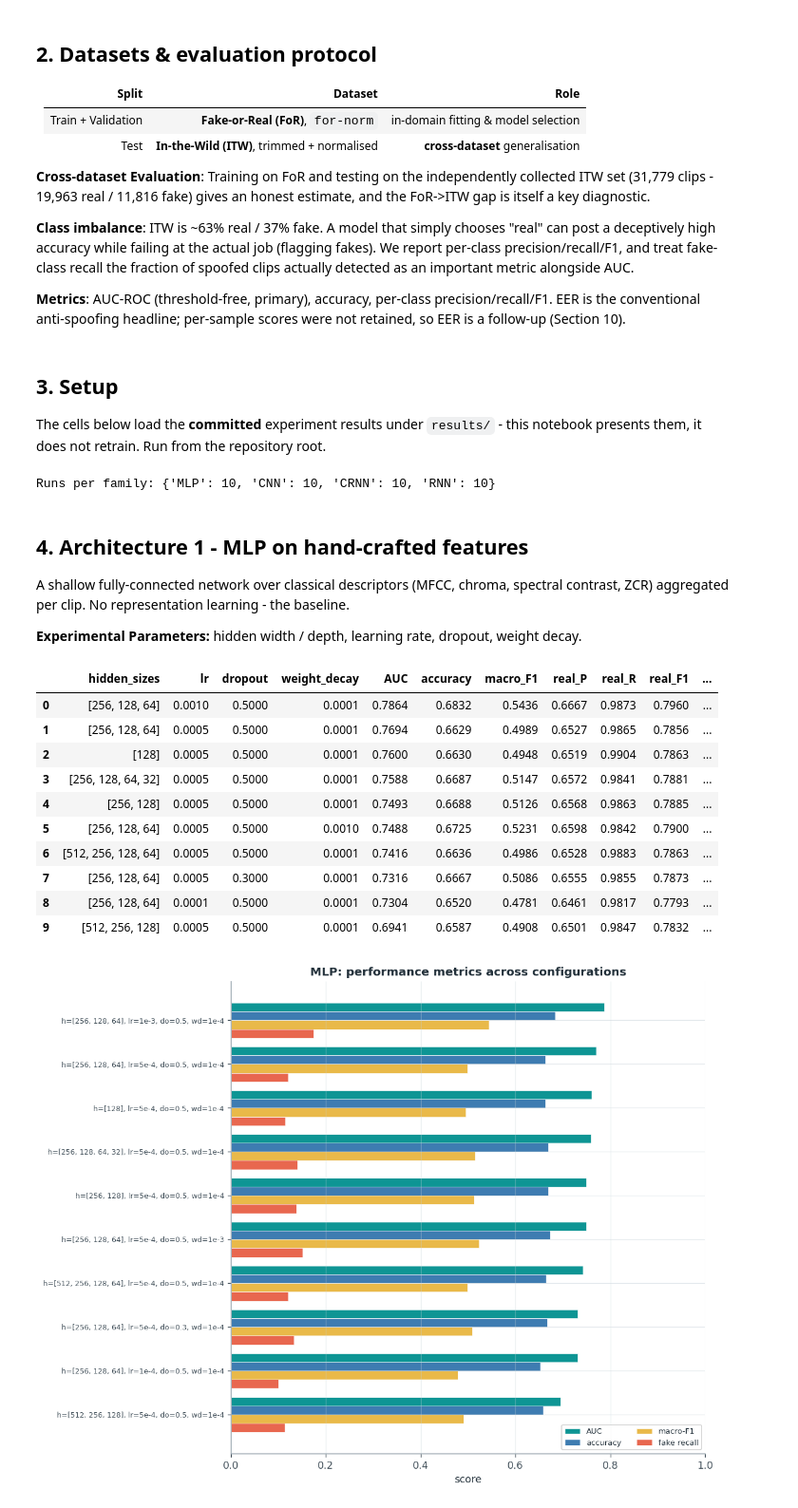
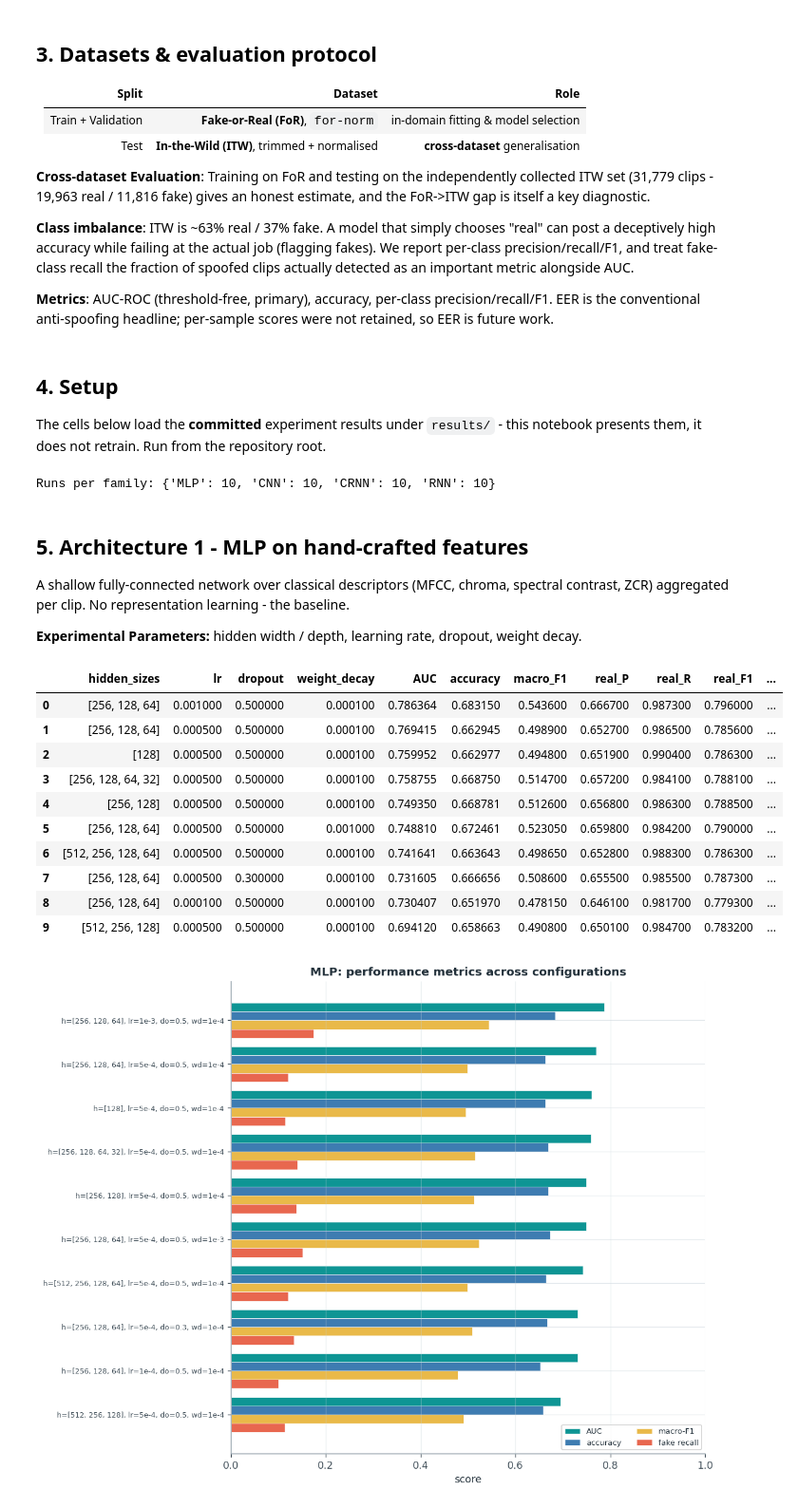
Before and after one commit to KonstaninosKaimakis/audio-deepfake-detection-DL, a Jupyter notebook: report.ipynb, the cells around one changed output. Shown at 95% size. Drawn from its saved outputs; the diff is of its cells as text; code cells hidden in the pictures.

```diff
--- a/report.ipynb
+++ b/report.ipynb
@@ -34,5 +64,5 @@ Families 1-3 get focused **one-axis ablations** (capacity, learning rate, regula
 # %% [markdown]
-## 2. Datasets & evaluation protocol
+## 3. Datasets & evaluation protocol
 
 | Split | Dataset | Role |
 |-------|---------|------|
@@ -44,9 +74,9 @@ Families 1-3 get focused **one-axis ablations** (capacity, learning rate, regula
 **Class imbalance**: ITW is ~63% real / 37% fake. A model that simply chooses "real" can post a deceptively high accuracy while failing at the actual job (flagging fakes). We report
 per-class precision/recall/F1, and treat fake-class recall the fraction of spoofed clips actually detected as an important metric alongside AUC.
 
-**Metrics**: AUC-ROC (threshold-free, primary), accuracy, per-class precision/recall/F1. EER is the conventional anti-spoofing headline; per-sample scores were not retained, so EER is a follow-up (Section 10).
+**Metrics**: AUC-ROC (threshold-free, primary), accuracy, per-class precision/recall/F1. EER is the conventional anti-spoofing headline; per-sample scores were not retained, so EER is future work.
 # %% [markdown]
-## 3. Setup
+## 4. Setup
 The cells below load the **committed** experiment results under `results/` - this notebook presents them, it does not retrain. Run from the repository root.
 # %%
 import json, re
@@ -234,25 +264,31 @@ def plot_hparam_effects(fam, sub, metrics=("AUC", "accuracy", "macro_F1")):
     plt.show()
 # %% [output]
 Runs per family: {'MLP': 10, 'CNN': 10, 'CRNN': 10, 'RNN': 10}
+# %%
+def style_table(df):
+    """Apply red→green gradient to AUC, fake_R, and fake_F1 columns only (fixed scale 0.5–1.0)."""
+    cols = [c for c in ["AUC", "ITW_AUC", "ITW_fake_recall", "ITW_fake_F1", "fake_R", "fake_F1"]
+            if c in df.columns]
+    return df.style.background_gradient(subset=cols, cmap="RdYlGn", vmin=0.5, vmax=1.0)
 # %% [markdown]
-## 4. Architecture 1 - MLP on hand-crafted features
+## 5. Architecture 1 - MLP on hand-crafted features
 A shallow fully-connected network over classical descriptors (MFCC, chroma, spectral contrast, ZCR) aggregated per clip. No representation learning - the baseline.
 
 **Experimental Parameters:** hidden width / depth, learning rate, dropout, weight decay.
 # %%
-family_table("MLP", "nn_experiments/simple_nn")
+style_table(family_table("MLP", "nn_experiments/simple_nn"))
 # %% [output]
 |  | hidden_sizes | lr | dropout | weight_decay | AUC | accuracy | macro_F1 | real_P | real_R | real_F1 | ... |
-| 0 | [256, 128, 64] | 0.0010 | 0.5000 | 0.0001 | 0.7864 | 0.6832 | 0.5436 | 0.6667 | 0.9873 | 0.7960 | ... |
-| 1 | [256, 128, 64] | 0.0005 | 0.5000 | 0.0001 | 0.7694 | 0.6629 | 0.4989 | 0.6527 | 0.9865 | 0.7856 | ... |
-| 2 | [128] | 0.0005 | 0.5000 | 0.0001 | 0.7600 | 0.6630 | 0.4948 | 0.6519 | 0.9904 | 0.7863 | ... |
-| 3 | [256, 128, 64, 32] | 0.0005 | 0.5000 | 0.0001 | 0.7588 | 0.6687 | 0.5147 | 0.6572 | 0.9841 | 0.7881 | ... |
-| 4 | [256, 128] | 0.0005 | 0.5000 | 0.0001 | 0.7493 | 0.6688 | 0.5126 | 0.6568 | 0.9863 | 0.7885 | ... |
-| 5 | [256, 128, 64] | 0.0005 | 0.5000 | 0.0010 | 0.7488 | 0.6725 | 0.5231 | 0.6598 | 0.9842 | 0.7900 | ... |
-| 6 | [512, 256, 128, 64] | 0.0005 | 0.5000 | 0.0001 | 0.7416 | 0.6636 | 0.4986 | 0.6528 | 0.9883 | 0.7863 | ... |
-| 7 | [256, 128, 64] | 0.0005 | 0.3000 | 0.0001 | 0.7316 | 0.6667 | 0.5086 | 0.6555 | 0.9855 | 0.7873 | ... |
-| 8 | [256, 128, 64] | 0.0001 | 0.5000 | 0.0001 | 0.7304 | 0.6520 | 0.4781 | 0.6461 | 0.9817 | 0.7793 | ... |
-| 9 | [512, 256, 128] | 0.0005 | 0.5000 | 0.0001 | 0.6941 | 0.6587 | 0.4908 | 0.6501 | 0.9847 | 0.7832 | ... |
+| 0 | [256, 128, 64] | 0.001000 | 0.500000 | 0.000100 | 0.786364 | 0.683150 | 0.543600 | 0.666700 | 0.987300 | 0.796000 | ... |
+| 1 | [256, 128, 64] | 0.000500 | 0.500000 | 0.000100 | 0.769415 | 0.662945 | 0.498900 | 0.652700 | 0.986500 | 0.785600 | ... |
+| 2 | [128] | 0.000500 | 0.500000 | 0.000100 | 0.759952 | 0.662977 | 0.494800 | 0.651900 | 0.990400 | 0.786300 | ... |
+| 3 | [256, 128, 64, 32] | 0.000500 | 0.500000 | 0.000100 | 0.758755 | 0.668750 | 0.514700 | 0.657200 | 0.984100 | 0.788100 | ... |
+| 4 | [256, 128] | 0.000500 | 0.500000 | 0.000100 | 0.749350 | 0.668781 | 0.512600 | 0.656800 | 0.986300 | 0.788500 | ... |
+| 5 | [256, 128, 64] | 0.000500 | 0.500000 | 0.001000 | 0.748810 | 0.672461 | 0.523050 | 0.659800 | 0.984200 | 0.790000 | ... |
+| 6 | [512, 256, 128, 64] | 0.000500 | 0.500000 | 0.000100 | 0.741641 | 0.663643 | 0.498650 | 0.652800 | 0.988300 | 0.786300 | ... |
+| 7 | [256, 128, 64] | 0.000500 | 0.300000 | 0.000100 | 0.731605 | 0.666656 | 0.508600 | 0.655500 | 0.985500 | 0.787300 | ... |
+| 8 | [256, 128, 64] | 0.000100 | 0.500000 | 0.000100 | 0.730407 | 0.651970 | 0.478150 | 0.646100 | 0.981700 | 0.779300 | ... |
+| 9 | [512, 256, 128] | 0.000500 | 0.500000 | 0.000100 | 0.694120 | 0.658663 | 0.490800 | 0.650100 | 0.984700 | 0.783200 | ... |
 # %%
 plot_family("MLP", "nn_experiments/simple_nn")
 # %% [output]
```
Also changed, not shown: parts of 19 cells of this notebook.
